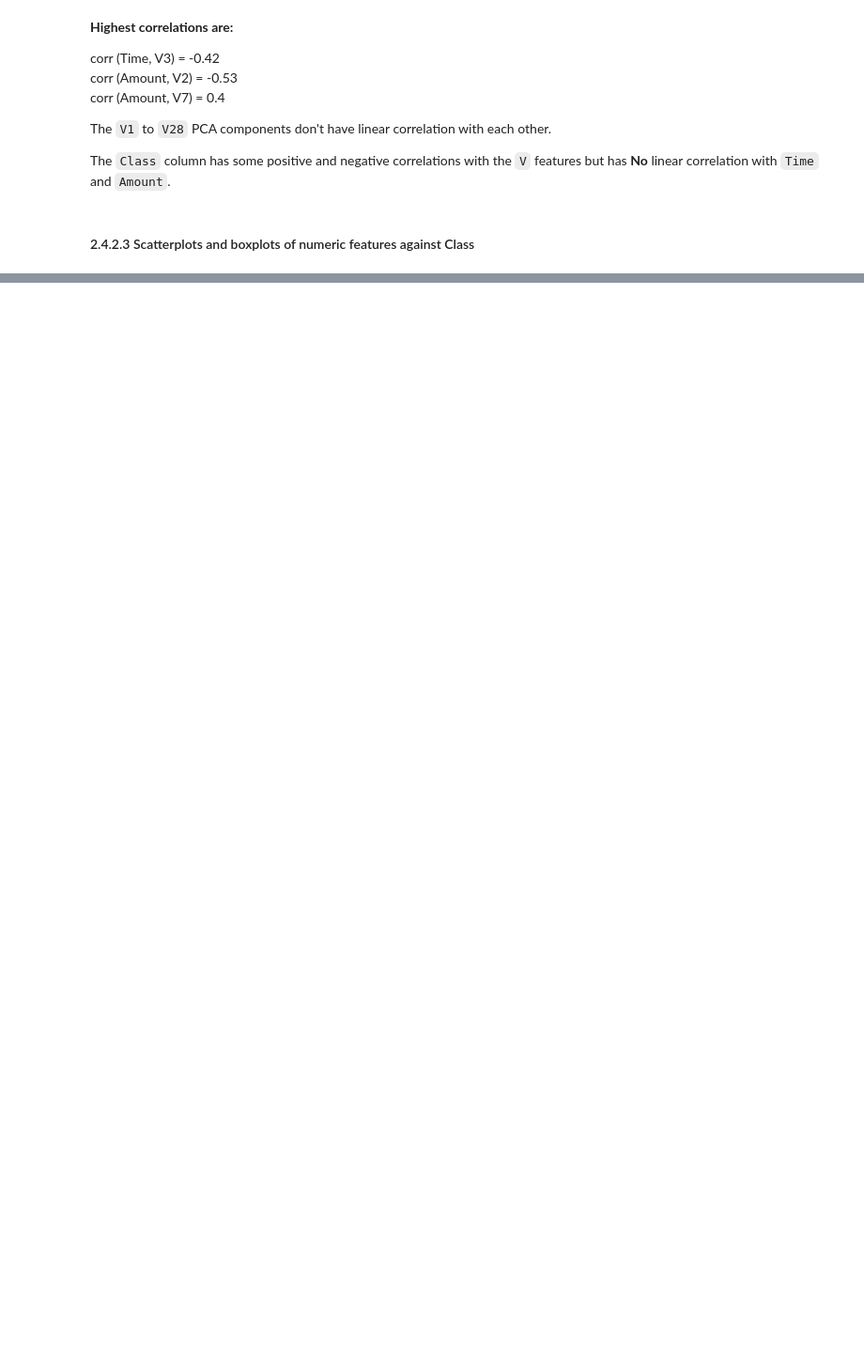
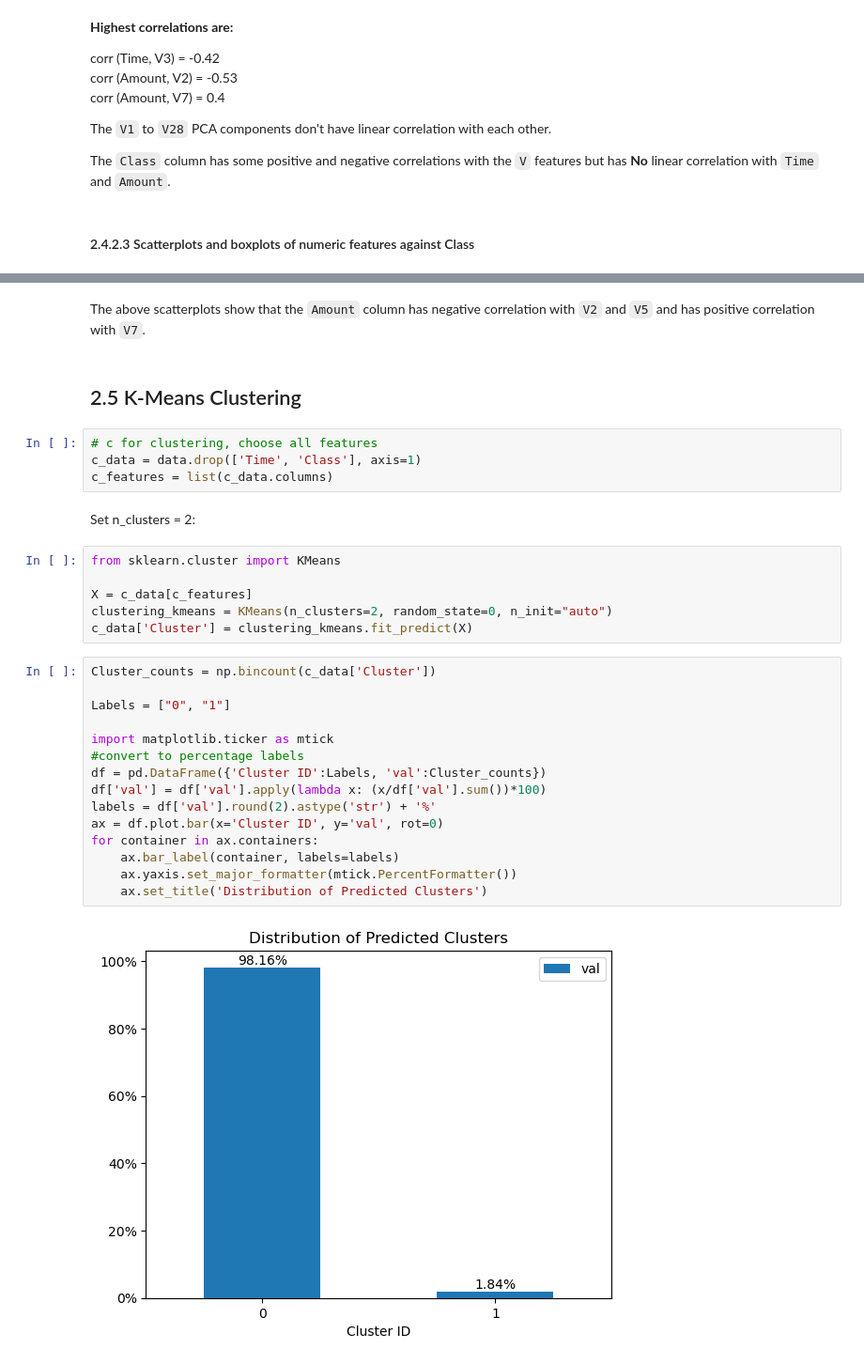
Before and after one commit to zxie9/Capstone-Project-Three, a Jupyter notebook: Notebooks/2. Data Wrangling and EDA.ipynb, the cells around one changed output, grey strips where cells are left out. Shown at 94% size. Cells and saved outputs as stored; diff of their text form; blank space fills up the shorter version.

```diff
--- a/Notebooks/2. Data Wrangling and EDA.ipynb
+++ b/Notebooks/2. Data Wrangling and EDA.ipynb
@@ -263,3 +299,36 @@ plt.tight_layout()
 plt.show()
 # %% [output]
 [figure]
+# %% [markdown]
+The above scatterplots show that the `Amount` column has negative correlation with `V2` and `V5` and has positive correlation with `V7`.
+# %% [markdown]
+## 2.5 K-Means Clustering<a id='2.5'></a>
+# %%
+# c for clustering, choose all features
+c_data = data.drop(['Time', 'Class'], axis=1)
+c_features = list(c_data.columns)
+# %% [markdown]
+Set n_clusters = 2:
+# %%
+from sklearn.cluster import KMeans
+
+X = c_data[c_features]
+clustering_kmeans = KMeans(n_clusters=2, random_state=0, n_init="auto")
+c_data['Cluster'] = clustering_kmeans.fit_predict(X)
+# %%
+Cluster_counts = np.bincount(c_data['Cluster'])
+
+Labels = ["0", "1"]
+
+import matplotlib.ticker as mtick
+#convert to percentage labels
+df = pd.DataFrame({'Cluster ID':Labels, 'val':Cluster_counts})
+df['val'] = df['val'].apply(lambda x: (x/df['val'].sum())*100)
+labels = df['val'].round(2).astype('str') + '%'
+ax = df.plot.bar(x='Cluster ID', y='val', rot=0)
+for container in ax.containers:
+    ax.bar_label(container, labels=labels)
+    ax.yaxis.set_major_formatter(mtick.PercentFormatter())
+    ax.set_title('Distribution of Predicted Clusters')
+# %% [output]
+[figure, added]
```
Also changed, not shown: parts of 35 cells of this notebook.
